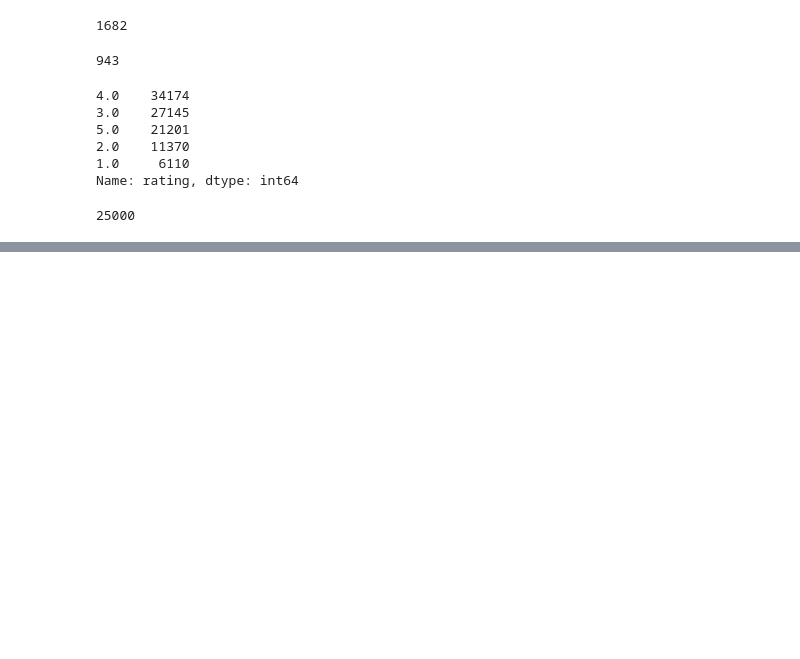
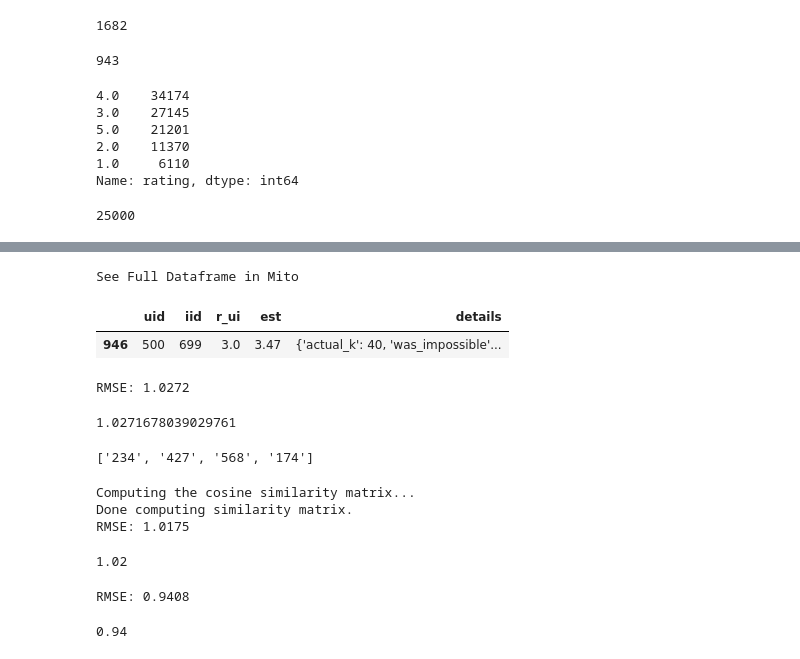
Before and after one commit to hotdonkey/data_science, a Jupyter notebook: MATH/RS_practice_2.ipynb, the cells around one changed output, grey strips where cells are left out. Drawn from its saved outputs; the diff is of its cells as text; code cells hidden in the pictures; blank space fills up the shorter version.

```diff
--- a/MATH/RS_practice_2.ipynb
+++ b/MATH/RS_practice_2.ipynb
@@ -184,3 +184,6 @@ sim_options = {
 }
 
 knn = KNNBasic(sim_options=sim_options)
+# %%
+# Обучим алгоритм:
+knn.fit(trainset)
@@ -186,0 +194,4 @@ knn = KNNBasic(sim_options=sim_options)
+# %%
+# Теперь давайте посмотрим, какие рекомендации мы получили, с помощью следующей программы:
+predictions = knn.test(testset)
+predictions
@@ -186,0 +226,18 @@ knn = KNNBasic(sim_options=sim_options)
+# %%
+# Задание 3.5
+# 1. Каков реальный рейтинг, выставленный пользователем с /D 500 для фильма с ID 699?
+# 2. Каков прогнозируемый рейтинг для пользователя с ID 500 и фильма с ID 699?
+# Ответ округлите до двух знаков после точки-разделителя.
+
+pred = pd.DataFrame(predictions)
+pred.query("uid == '500' and iid == '699'").round(2)
+# %% [output]
+See Full Dataframe in Mito
+|  | uid | iid | r_ui | est | details |
+| 946 | 500 | 699 | 3.0 | 3.47 | {'actual_k': 40, 'was_impossible'... |
+# %%
+# Теперь необходимо вычислить RMSE для получившихся предсказаний:
+accuracy.rmse(predictions)
+# %% [output]
+RMSE: 1.0272
+1.0271678039029761
@@ -186,0 +247,38 @@ knn = KNNBasic(sim_options=sim_options)
+# %%
+# Теперь мы можем вывести рекомендуемые для конкретного пользователя фильмы, начиная от наиболее релевантного (с точки зрения
+# рекомендаций) и заканчивая наименее релевантным.
+recom = pred[pred.uid =='849']['iid'].to_list()
+recom
+# %% [output]
+['234', '427', '568', '174']
+# %%
+# Задание 3.6
+# Реализуйте user-based-алгоритм. Какое значение RMSE получилось для коллаборативной фильтрации типа user-based? Ответ округлите до
+# двух знаков после точки-разделителя.
+
+sim_options = {
+    'name': 'cosine',
+    'user_based': True
+}
+knn_user = KNNBasic(sim_options=sim_options)
+
+knn_user.fit(trainset=trainset)
+predictions = knn_user.test(testset=testset)
+accuracy.rmse(predictions).round(2)
+# %% [output]
+Computing the cosine similarity matrix...
+Done computing similarity matrix.
+RMSE: 1.0175
+1.02
+# %%
+# Задание 3.7
+# Теперь давайте сравним полученные результаты с результатами SVD-алгоритма. Реализуйте SVD с параметрами по умолчанию.
+# Какое значение RMSE получилось для SVD? Ответ округлите до двух знаков после точки-разделителя.
+
+svd_base = SVD()
+svd_base.fit(trainset=trainset)
+prediction = svd_base.test(testset=testset)
+accuracy.rmse(prediction).round(2)
+# %% [output]
+RMSE: 0.9408
+0.94
```
Also changed, not shown: parts of 4 cells of this notebook.
